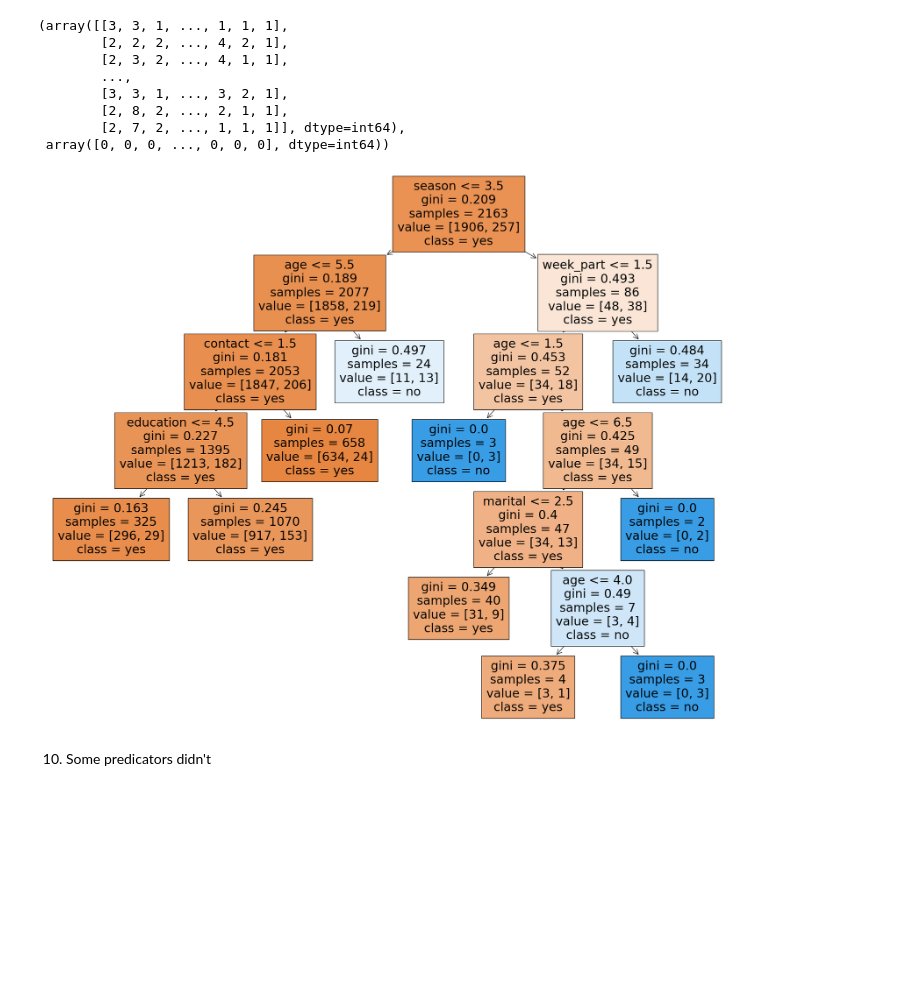
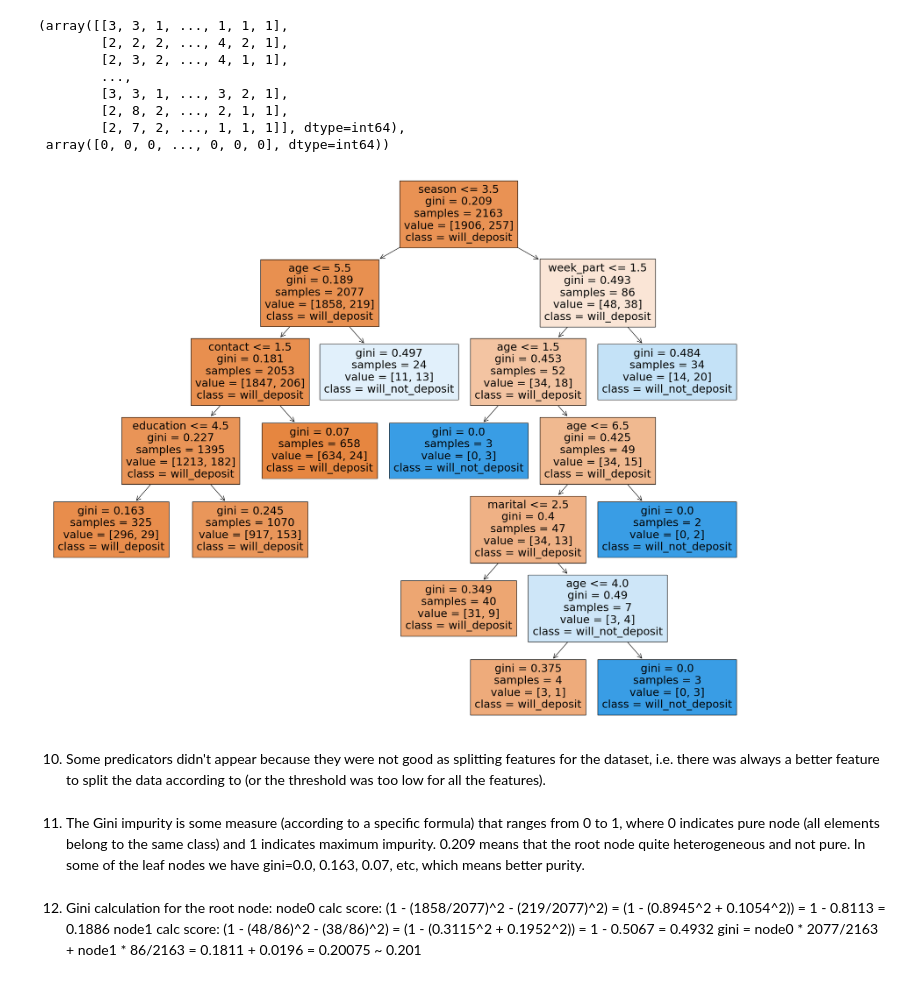
Before and after one commit to haeshed/DS-for-ent, a Jupyter notebook: Home Assignment 3 Decision Trees-20230528/HWA3_Hadar_Eshed.ipynb, the cells around one changed output. Drawn from its saved outputs; the diff is of its cells as text; code cells hidden in the pictures; blank space fills up the shorter version.

```diff
--- a/Home Assignment 3 Decision Trees-20230528/HWA3_Hadar_Eshed.ipynb
+++ b/Home Assignment 3 Decision Trees-20230528/HWA3_Hadar_Eshed.ipynb
@@ -63,9 +63,17 @@ clf = clf.fit(X_train,y_train)
 # %%
 iris = list(df.columns.values)
 fig = plt.figure(figsize=(25,20))
-_ = tree.plot_tree(clf, feature_names=iris, class_names= ['yes', 'no'], filled=True)
+_ = tree.plot_tree(clf, feature_names=iris, class_names= ['will_deposit', 'will_not_deposit'], filled=True)
 # iris
+fig.savefig("decision_tree.png")
 # %% [output]
-[figure, old version]
+[figure, new version]
-# %% [markdown]
-10. Some predicators didn't
+# %% [markdown]
+10. Some predicators didn't appear because they were not good as splitting features for the dataset, i.e. there was always a better feature to split the data according to (or the threshold was too low for all the features).
+# %% [markdown]
+11. The Gini impurity is some measure (according to a specific formula) that ranges from 0 to 1, where 0 indicates pure node (all elements belong to the same class) and 1 indicates maximum impurity. 0.209 means that the root node quite heterogeneous and not pure. In some of the leaf nodes we have gini=0.0, 0.163, 0.07, etc, which means better purity.
+# %% [markdown]
+12. Gini calculation for the root node:
+node0 calc score: (1 - (1858/2077)^2 - (219/2077)^2) = (1 - (0.8945^2 + 0.1054^2)) = 1 - 0.8113 = 0.1886
+node1 calc score: (1 - (48/86)^2 - (38/86)^2) = (1 - (0.3115^2 + 0.1952^2)) = 1 - 0.5067 = 0.4932
+gini = node0 * 2077/2163 + node1 * 86/2163 = 0.1811 + 0.0196 = 0.20075 ~ 0.201
```
Also changed, not shown: parts of 1 cell of this notebook, 3 other files.
